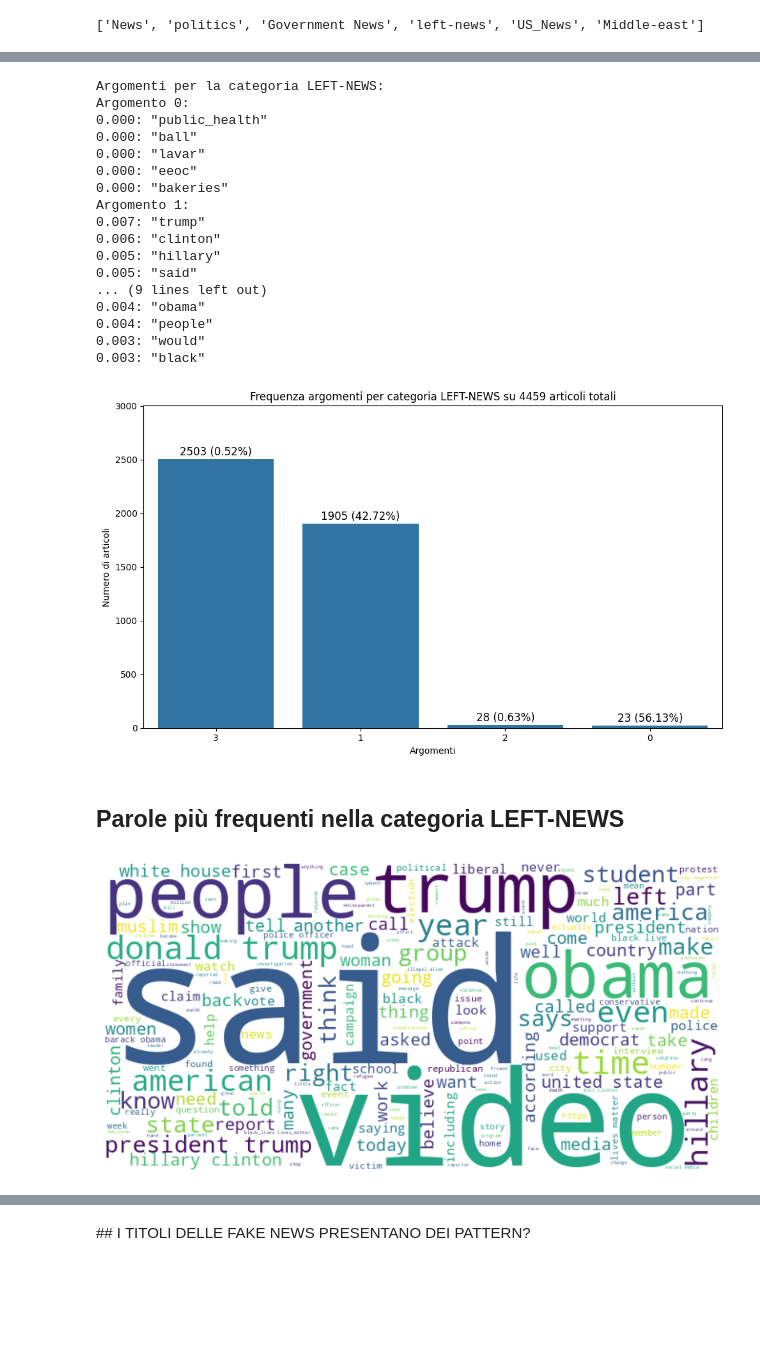
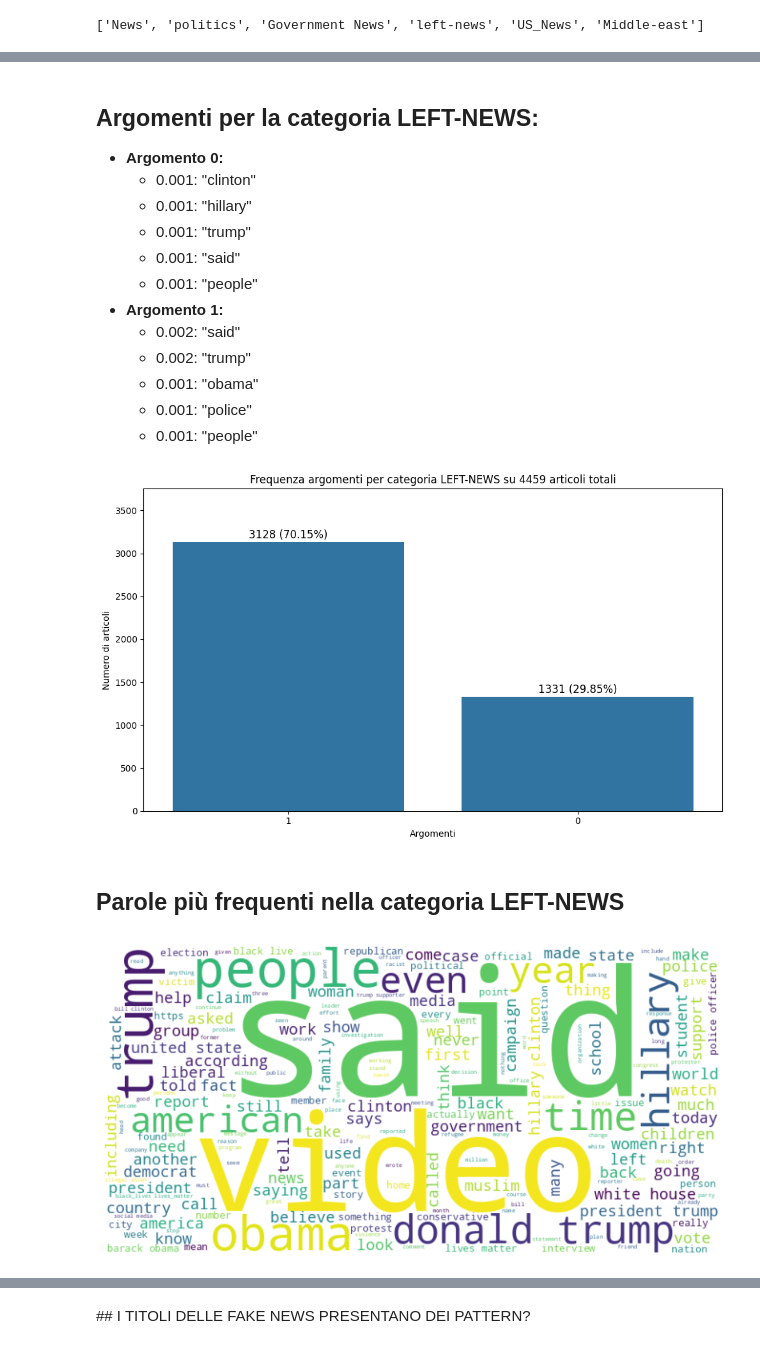
Before and after one commit to cdario79/FiltroFakeNews, a Jupyter notebook: Filtro_per_Fake_News.ipynb, the cells around one changed output, grey strips where cells are left out. Saved outputs shown, nothing was run; the diff lists cells and outputs as text; code cells hidden in the pictures; blank space fills up the shorter version.

```diff
--- a/Filtro_per_Fake_News.ipynb
+++ b/Filtro_per_Fake_News.ipynb
@@ -282,7 +281,7 @@ def get_most_relevant_topic(lda_result):
     else:
         return None
 # %%
-def analyze_topic(category_df, category_name, num_topics=5, alpha='auto', eta='auto', iterations=1000, passes=10):
+def analyze_topic(category_df, category_name, num_topics=5, alpha='auto', eta='auto', iterations=100, passes=10):
     """
     Analyzes the topic of documents in the given category DataFrame using LDA (Latent Dirichlet Allocation) and visualizes the results.
 
@@ -847,11 +871,11 @@ current_category_name = 'left-news'
 
 # Define LDA params
 params = {
-    'num_topics': 4,
-    'alpha': 0.1,
-    'eta': 0.1,
+    'num_topics': 2,
+    'alpha': 0.2,
+    'eta': 0.6,
     'iterations': 1000,
-    'passes': 10
+    'passes': 20
 }
 
 # Filter the DataFrame to only include rows where the 'subject' column matches the current category name
@@ -866,21 +890,17 @@ Coherence Score: 0.68572467
 [interactive output not drawn]
-Argomenti per la categoria LEFT-NEWS:
-Argomento 0:
-0.000: "public_health"
-0.000: "ball"
-0.000: "lavar"
-0.000: "eeoc"
-0.000: "bakeries"
-Argomento 1:
-0.007: "trump"
-0.006: "clinton"
-0.005: "hillary"
-0.005: "said"
-... (9 lines left out)
-0.004: "obama"
-0.004: "people"
-0.003: "would"
-0.003: "black"
+Argomenti per la categoria LEFT-NEWS:
+Argomento 0:
+0.001: "clinton"
+0.001: "hillary"
+0.001: "trump"
+0.001: "said"
+0.001: "people"
+Argomento 1:
+0.002: "said"
+0.002: "trump"
+0.001: "obama"
+0.001: "police"
+0.001: "people"
-[figure, old version]
+[figure, new version]
-Parole più frequenti nella categoria LEFT-NEWS
+Parole più frequenti nella categoria LEFT-NEWS
-[figure, old version]
+[figure, new version]
```
Also changed, not shown: parts of 28 cells of this notebook.
